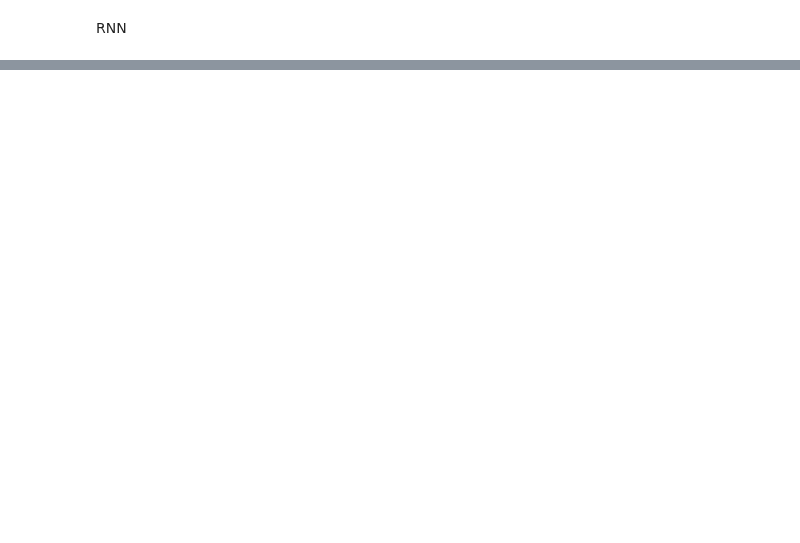
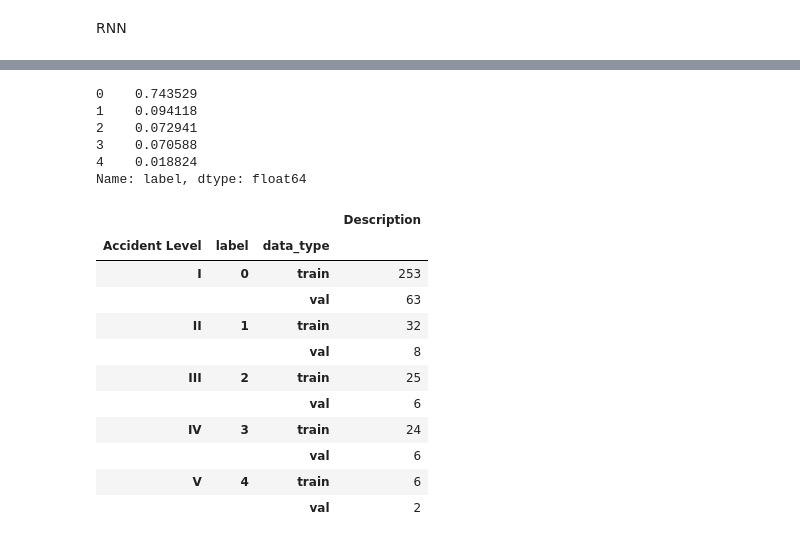
Before and after one commit to vishnu-nitc/NLP-Chatbot, a Jupyter notebook: Group_3_NLP_Chatbot_09_01_23.ipynb, the cells around one changed output, grey strips where cells are left out. Saved outputs shown, nothing was run; the diff lists cells and outputs as text; code cells hidden in the pictures; blank space fills up the shorter version.

```diff
--- a/Group_3_NLP_Chatbot_09_01_23.ipynb
+++ b/Group_3_NLP_Chatbot_09_01_23.ipynb
@@ -967,0 +1012,41 @@ print(scores)
+# %%
+from sklearn.preprocessing import LabelEncoder
+le = LabelEncoder()
+df['label'] = le.fit_transform(df['Accident Level'])
+# check class distribution
+df['label'].value_counts(normalize = True)
+# %% [output]
+0    0.743529
+1    0.094118
+2    0.072941
+3    0.070588
+4    0.018824
+Name: label, dtype: float64
+# %%
+from sklearn.model_selection import train_test_split
+
+X_train, X_val, y_train, y_val = train_test_split(df.index.values,
+                                                  df.label.values,
+                                                  test_size=0.2,
+                                                  random_state=42,
+                                                  stratify=df.label.values)
+
+df['data_type'] = ['not_set']*df.shape[0]
+
+df.loc[X_train, 'data_type'] = 'train'
+df.loc[X_val, 'data_type'] = 'val'
+
+df[['Description', 'label', 'data_type','Accident Level']].groupby(['Accident Level', 'label', 'data_type']).count()
+# %% [output]
+|  |  |  | Description |
+| Accident Level | label | data_type |  |
+| I | 0 | train | 253 |
+|  |  | val | 63 |
+| II | 1 | train | 32 |
+|  |  | val | 8 |
+| III | 2 | train | 25 |
+|  |  | val | 6 |
+| IV | 3 | train | 24 |
+|  |  | val | 6 |
+| V | 4 | train | 6 |
+|  |  | val | 2 |
```
Also changed, not shown: parts of 49 cells of this notebook.
